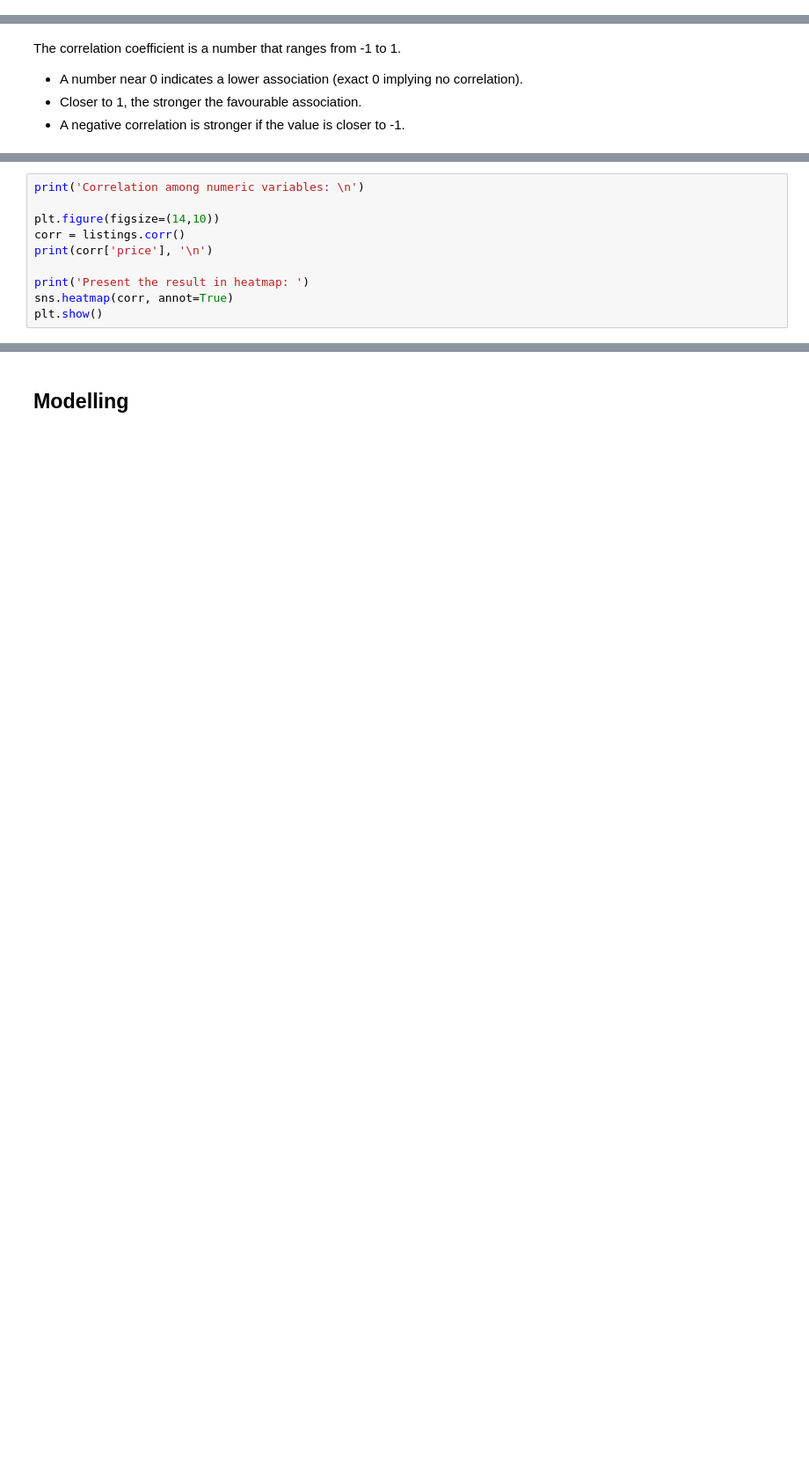
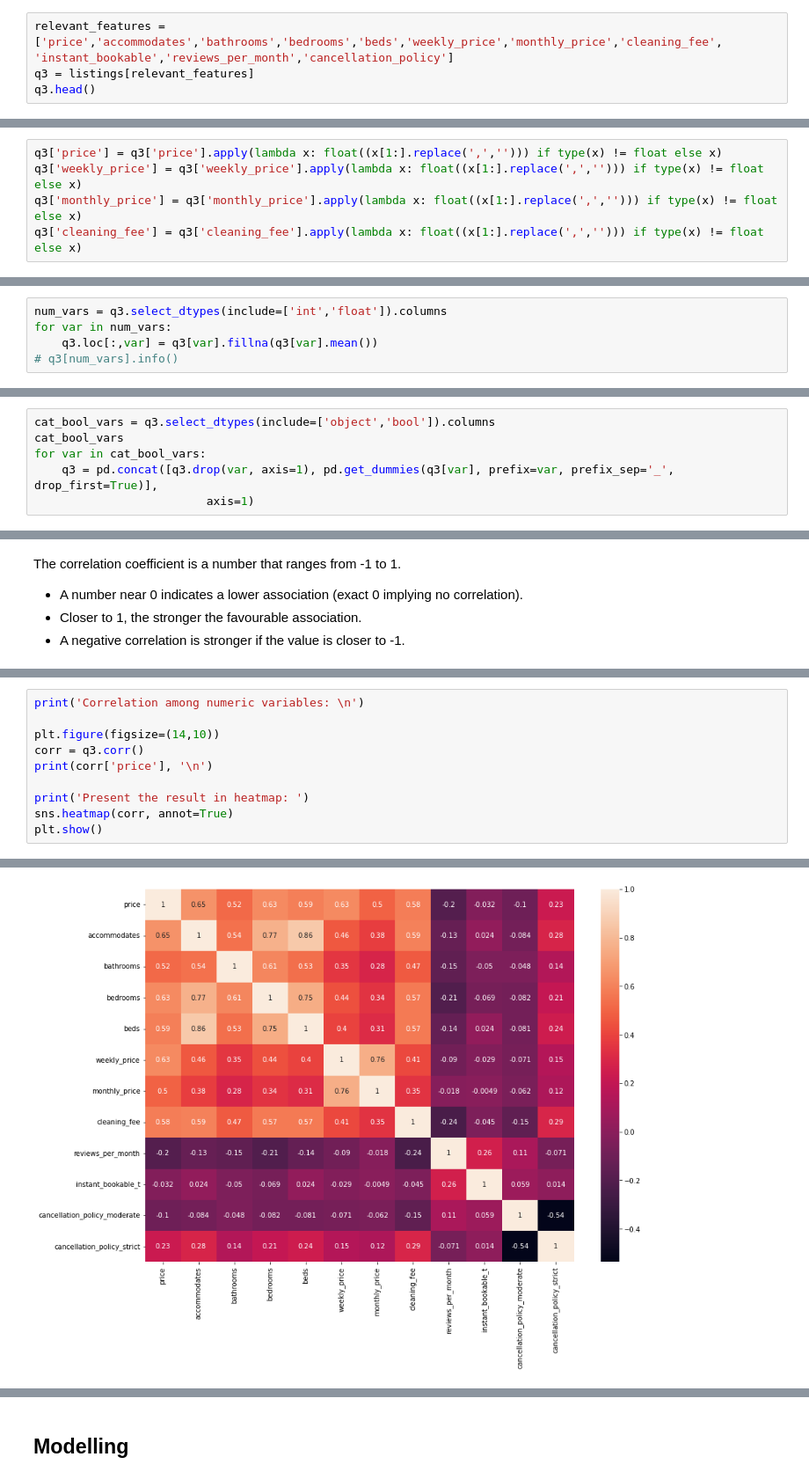
Before and after one commit to yennhi95zz/seattle-airbnb, a Jupyter notebook: udacity-seattle-airbnb-analysis.ipynb, the cells around one changed output, grey strips where cells are left out. Shown: that part at 88% size. Drawn from its saved outputs; the diff is of its cells as text; blank space fills up the shorter version.

```diff
--- a/udacity-seattle-airbnb-analysis.ipynb
+++ b/udacity-seattle-airbnb-analysis.ipynb
@@ -67,0 +137,4 @@ calendar.head()
+# %%
+relevant_features = ['price','accommodates','bathrooms','bedrooms','beds','weekly_price','monthly_price','cleaning_fee', 'instant_bookable','reviews_per_month','cancellation_policy']
+q3 = listings[relevant_features]
+q3.head()
@@ -67,0 +155,5 @@ calendar.head()
+# %%
+q3['price'] = q3['price'].apply(lambda x: float((x[1:].replace(',',''))) if type(x) != float else x)
+q3['weekly_price'] = q3['weekly_price'].apply(lambda x: float((x[1:].replace(',',''))) if type(x) != float else x)
+q3['monthly_price'] = q3['monthly_price'].apply(lambda x: float((x[1:].replace(',',''))) if type(x) != float else x)
+q3['cleaning_fee'] = q3['cleaning_fee'].apply(lambda x: float((x[1:].replace(',',''))) if type(x) != float else x)
@@ -67,0 +166,5 @@ calendar.head()
+# %%
+num_vars = q3.select_dtypes(include=['int','float']).columns
+for var in num_vars:
+    q3.loc[:,var] = q3[var].fillna(q3[var].mean())
+# q3[num_vars].info()
@@ -67,0 +175,6 @@ calendar.head()
+# %%
+cat_bool_vars = q3.select_dtypes(include=['object','bool']).columns
+cat_bool_vars
+for var in cat_bool_vars:
+    q3 = pd.concat([q3.drop(var, axis=1), pd.get_dummies(q3[var], prefix=var, prefix_sep='_', drop_first=True)],
+                         axis=1)
@@ -175,9 +300,10 @@ The correlation coefficient is a number that ranges from -1 to 1.
 print('Correlation among numeric variables: \n')
 
 plt.figure(figsize=(14,10))
-corr = listings.corr()
+corr = q3.corr()
 print(corr['price'], '\n')
 
 print('Present the result in heatmap: ')
 sns.heatmap(corr, annot=True)
 plt.show()
+# %% [output]
@@ -183,0 +327 @@ plt.show()
+[figure, added]
```
Also changed, not shown: parts of 51 cells of this notebook.
